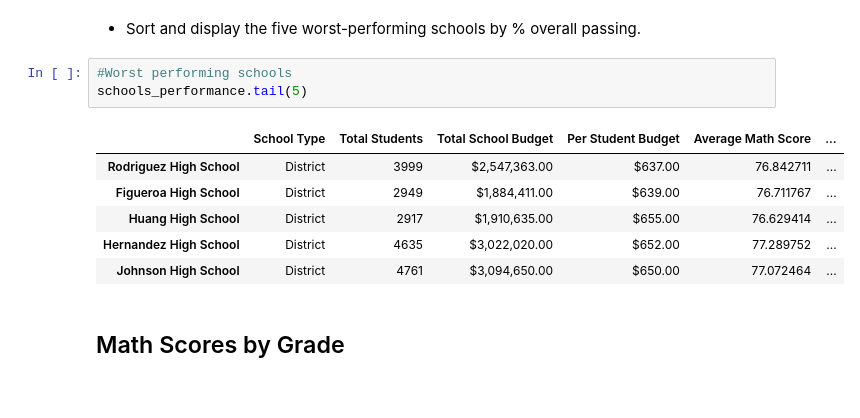
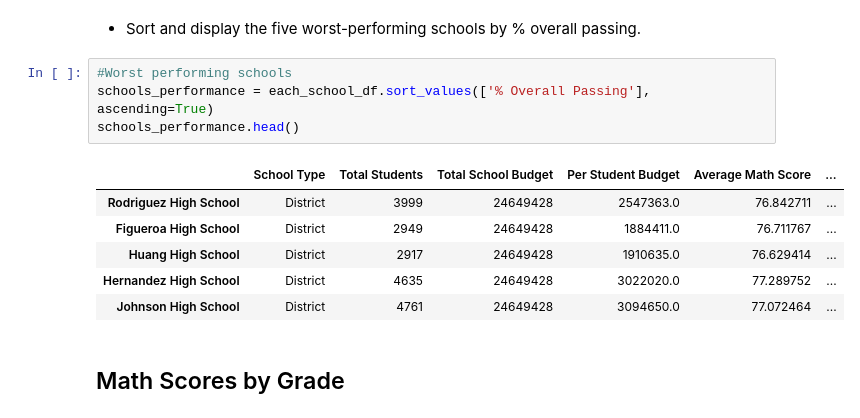
Before and after one commit to alaniwalaa/pandas-challenge, a Jupyter notebook: PyCitySchools/PyCitySchools_starter.ipynb, the cells around one changed output. Cells and saved outputs as stored; diff of their text form.

```diff
--- a/PyCitySchools/PyCitySchools_starter.ipynb
+++ b/PyCitySchools/PyCitySchools_starter.ipynb
@@ -389,14 +286,15 @@ schools_performance.head(5)
 * Sort and display the five worst-performing schools by % overall passing.
 # %%
 #Worst performing schools
-schools_performance.tail(5)
+schools_performance = each_school_df.sort_values(['% Overall Passing'], ascending=True)
+schools_performance.head()
 # %% [output]
 |  | School Type | Total Students | Total School Budget | Per Student Budget | Average Math Score | ... |
-| Rodriguez High School | District | 3999 | $2,547,363.00 | $637.00 | 76.842711 | ... |
-| Figueroa High School | District | 2949 | $1,884,411.00 | $639.00 | 76.711767 | ... |
-| Huang High School | District | 2917 | $1,910,635.00 | $655.00 | 76.629414 | ... |
-| Hernandez High School | District | 4635 | $3,022,020.00 | $652.00 | 77.289752 | ... |
-| Johnson High School | District | 4761 | $3,094,650.00 | $650.00 | 77.072464 | ... |
+| Rodriguez High School | District | 3999 | 24649428 | 2547363.0 | 76.842711 | ... |
+| Figueroa High School | District | 2949 | 24649428 | 1884411.0 | 76.711767 | ... |
+| Huang High School | District | 2917 | 24649428 | 1910635.0 | 76.629414 | ... |
+| Hernandez High School | District | 4635 | 24649428 | 3022020.0 | 77.289752 | ... |
+| Johnson High School | District | 4761 | 24649428 | 3094650.0 | 77.072464 | ... |
 # %% [markdown]
 ## Math Scores by Grade
 # %% [markdown]
```
Also changed, not shown: parts of 16 cells of this notebook.
